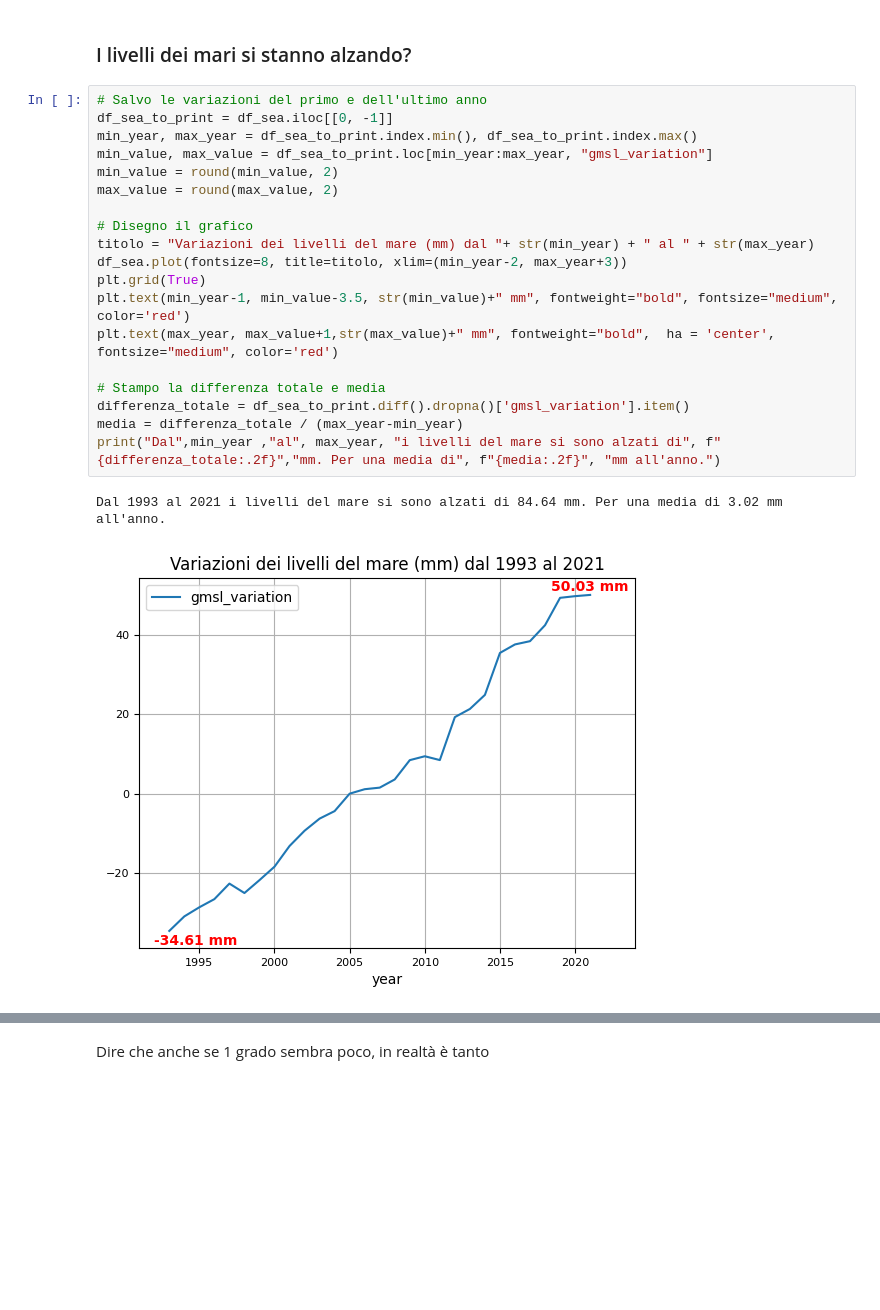
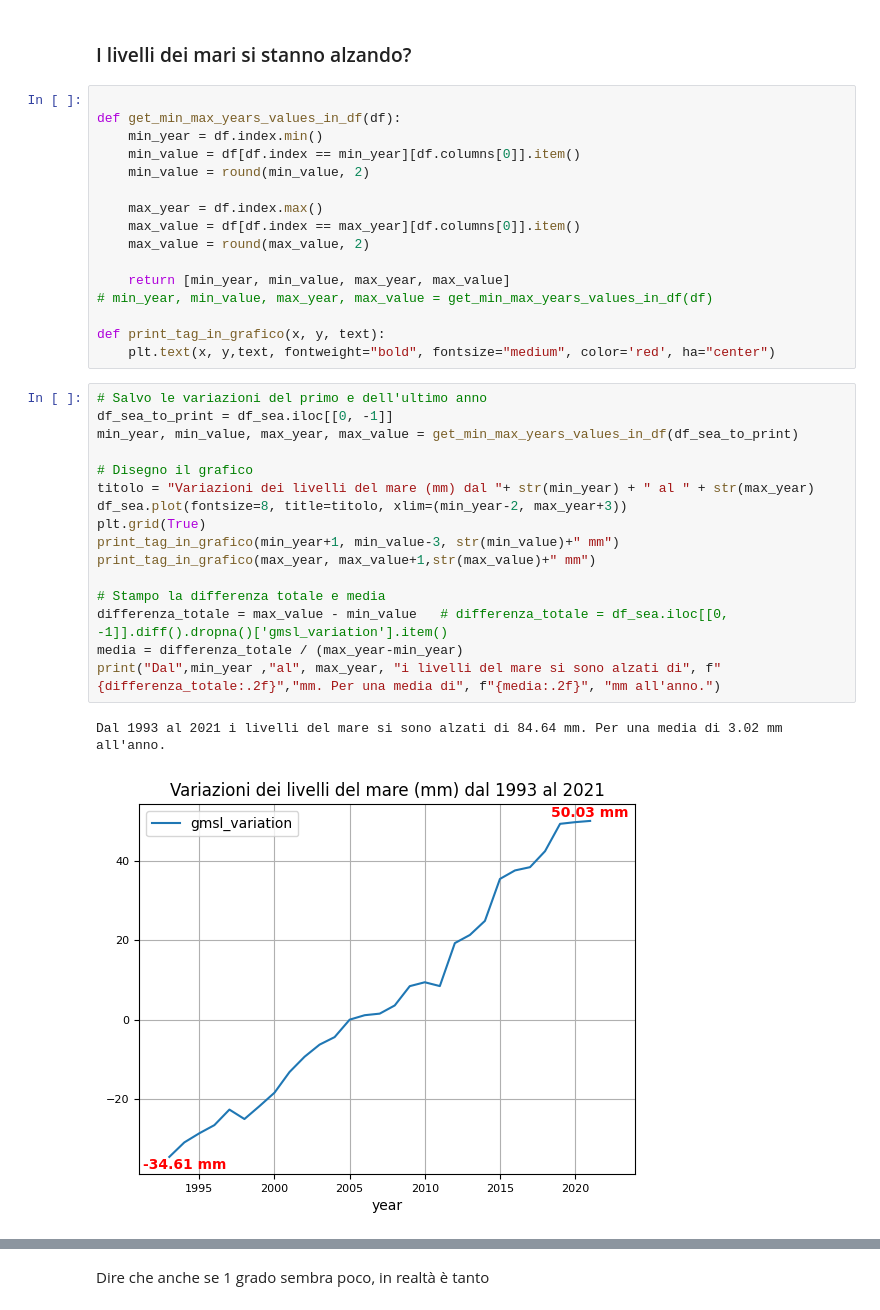
Before and after one commit to ElenaCurti/big-data, a Jupyter notebook: Attivita_03_DataAnalytics/file.ipynb, the cells around one changed output, grey strips where cells are left out. Drawn from its saved outputs; the diff is of its cells as text; blank space fills up the shorter version.

```diff
--- a/Attivita_03_DataAnalytics/file.ipynb
+++ b/Attivita_03_DataAnalytics/file.ipynb
@@ -444,28 +444,41 @@ for i in range(len(y_val)):
 [figure]
 # %% [markdown]
 ### I livelli dei mari si stanno alzando?
+# %%
+
+def get_min_max_years_values_in_df(df):
+    min_year = df.index.min()
+    min_value = df[df.index == min_year][df.columns[0]].item()
+    min_value = round(min_value, 2)
+
+    max_year = df.index.max()
+    max_value = df[df.index == max_year][df.columns[0]].item()
+    max_value = round(max_value, 2)
+
+    return [min_year, min_value, max_year, max_value]
+# min_year, min_value, max_year, max_value = get_min_max_years_values_in_df(df)
+
+def print_tag_in_grafico(x, y, text):
+    plt.text(x, y,text, fontweight="bold", fontsize="medium", color='red', ha="center")
 # %%
 # Salvo le variazioni del primo e dell'ultimo anno
 df_sea_to_print = df_sea.iloc[[0, -1]]
-min_year, max_year = df_sea_to_print.index.min(), df_sea_to_print.index.max()
-min_value, max_value = df_sea_to_print.loc[min_year:max_year, "gmsl_variation"]
-min_value = round(min_value, 2)
-max_value = round(max_value, 2)
+min_year, min_value, max_year, max_value = get_min_max_years_values_in_df(df_sea_to_print)
 
 # Disegno il grafico
 titolo = "Variazioni dei livelli del mare (mm) dal "+ str(min_year) + " al " + str(max_year)
 df_sea.plot(fontsize=8, title=titolo, xlim=(min_year-2, max_year+3))
 plt.grid(True)
-plt.text(min_year-1, min_value-3.5, str(min_value)+" mm", fontweight="bold", fontsize="medium", color='red')
-plt.text(max_year, max_value+1,str(max_value)+" mm", fontweight="bold",  ha = 'center', fontsize="medium", color='red')
+print_tag_in_grafico(min_year+1, min_value-3, str(min_value)+" mm")
+print_tag_in_grafico(max_year, max_value+1,str(max_value)+" mm")
 
 # Stampo la differenza totale e media
-differenza_totale = df_sea_to_print.diff().dropna()['gmsl_variation'].item()
+differenza_totale = max_value - min_value   # differenza_totale = df_sea.iloc[[0, -1]].diff().dropna()['gmsl_variation'].item()
 media = differenza_totale / (max_year-min_year)
 print("Dal",min_year ,"al", max_year, "i livelli del mare si sono alzati di", f"{differenza_totale:.2f}","mm. Per una media di", f"{media:.2f}", "mm all'anno.")
 # %% [output]
 Dal 1993 al 2021 i livelli del mare si sono alzati di 84.64 mm. Per una media di 3.02 mm all'anno.
-[figure, old version]
+[figure, new version]
 # %%
 MIN_YEAR = 1980
 
```
Also changed, not shown: parts of 5 cells of this notebook.
